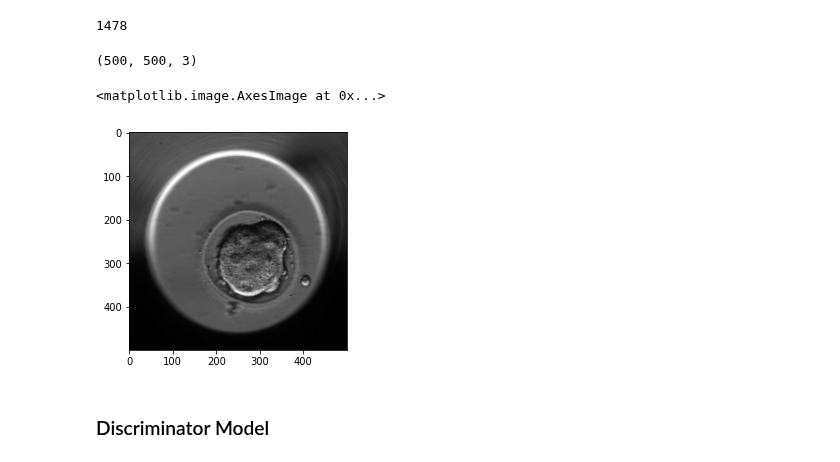
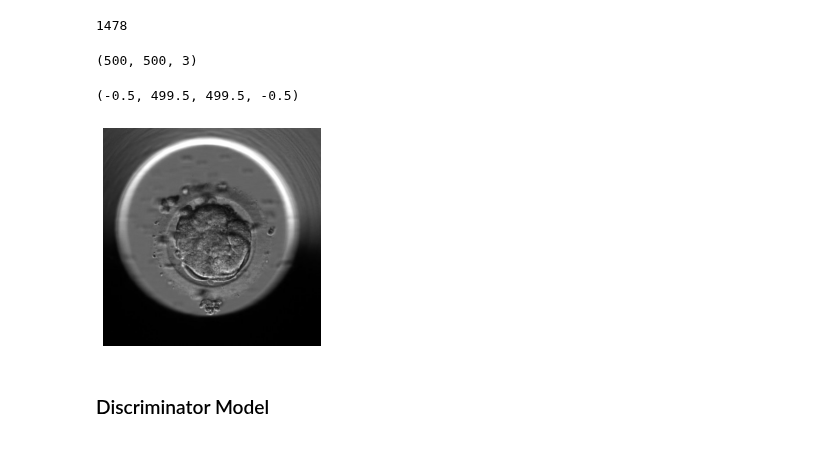
Before and after one commit to saquibali7/GANs, a Jupyter notebook: task01.ipynb, the cells around one changed output. Cells and saved outputs as stored; diff of their text form; code cells hidden in the pictures.

```diff
--- a/task01.ipynb
+++ b/task01.ipynb
@@ -32,13 +34,14 @@ print(len(file))
 # %%
 ix = randint(0, len(file))
 rand_img = Image.open(os.path.join(path,file[ix]))
 rand_img = np.array(rand_img)
 print(rand_img.shape)
 plt.imshow(rand_img)
+plt.axis("off")
 # %% [output]
 (500, 500, 3)
-<matplotlib.image.AxesImage at 0x...>
+(-0.5, 499.5, 499.5, -0.5)
-[figure, old version]
+[figure, new version]
 # %% [markdown]
 ### Discriminator Model
 # %%
```
Also changed, not shown: parts of 18 cells of this notebook.
